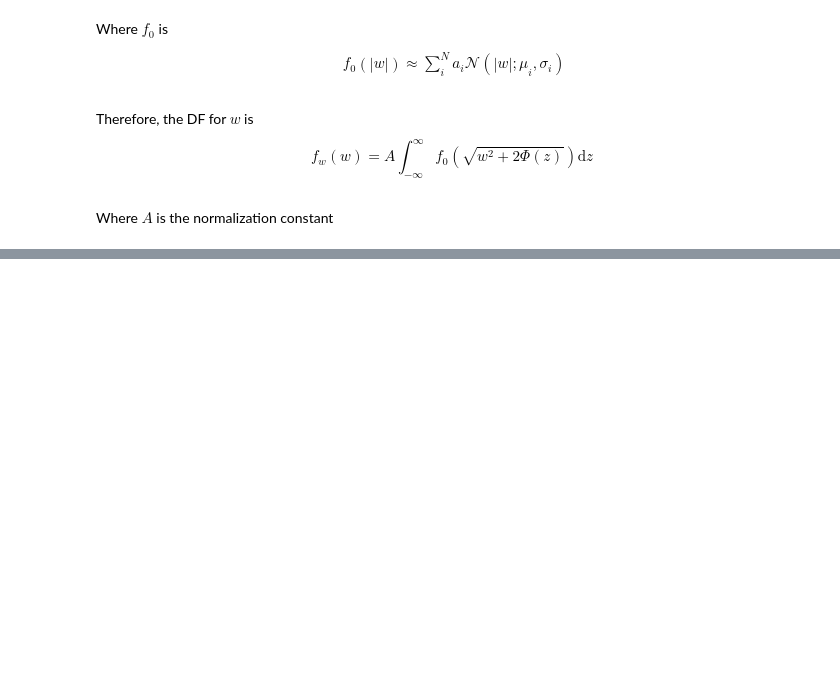
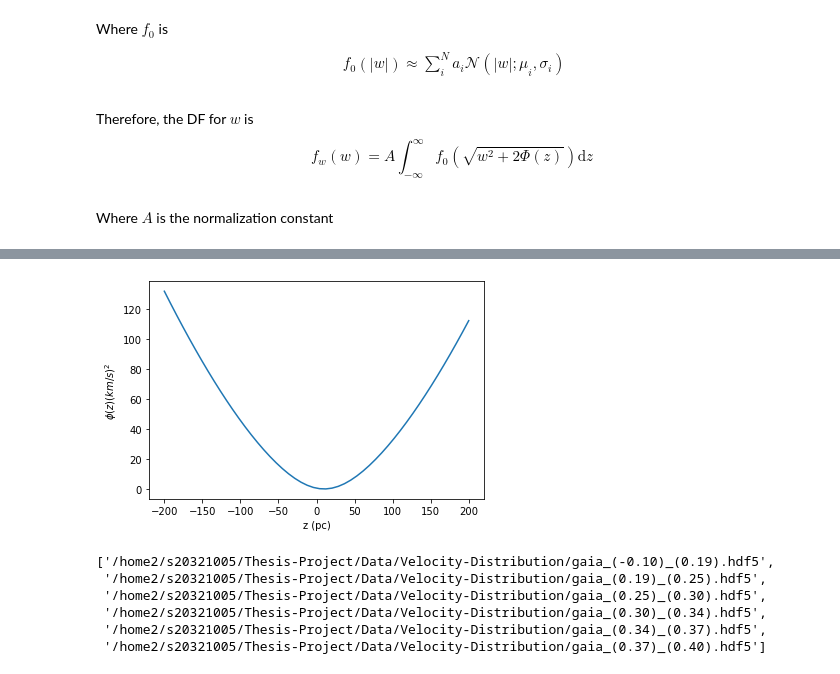
Before and after one commit to Alisyaifudin/Thesis-Project, a Jupyter notebook: 4_Gravity/4.2. VVD.ipynb, the cells around one changed output, grey strips where cells are left out. Cells and saved outputs as stored; diff of their text form; code cells hidden in the pictures; blank space fills up the shorter version.

```diff
--- a/4_Gravity/4.2. VVD.ipynb
+++ b/4_Gravity/4.2. VVD.ipynb
@@ -57,3 +53,8 @@ Therefore, the DF for $w$ is
 \end{equation*}
 # %% [markdown]
 Where $A$ is the normalization constant
+# %%
+name = "Baryon"
+data_dir = join(root_data_dir, name)
+df_baryon = vaex.open(join(data_dir, "baryon.hdf5"))
+df_baryon
@@ -59,0 +74,24 @@ Where $A$ is the normalization constant
+# %%
+rhos = df_baryon["rho"].to_numpy()  # Msun/pc^3
+sigmaz = df_baryon["sigma_z"].to_numpy() # km/s
+
+# test the following dark values
+rhoDM = 0.016 # Msun/pc^3
+sigmaDD = 7 # Msun/pc^2
+hDD = 20 # pc
+R = 3.4E-3 # Msun/pc^3
+nu0 = 1
+zsun = -10
+
+theta = dict(rhos=rhos, sigmaz=sigmaz, rhoDM=rhoDM, sigmaDD=sigmaDD, hDD=hDD, nu0=nu0, zsun=zsun, R=R)
+
+zz = np.linspace(-200, 200, 50)
+sigma_v = 5
+phi = phi_mod(zz, **theta)
+
+plt.plot(zz, phi)
+plt.xlabel("z (pc)")
+plt.ylabel(r"$\phi(z) (km/s)^2$")
+plt.show()
+# %% [output]
+[figure, added]
@@ -59,0 +101,13 @@ Where $A$ is the normalization constant
+# %%
+files = glob(join(velocity_dir, "gaia_*.hdf5"))
+files_popt = glob(join(velocity_dir, "popt_gaia_*.hdf5"))
+files.sort()
+files_popt.sort()
+files
+# %% [output]
+['/home2/s20321005/Thesis-Project/Data/Velocity-Distribution/gaia_(-0.10)_(0.19).hdf5',
+ '/home2/s20321005/Thesis-Project/Data/Velocity-Distribution/gaia_(0.19)_(0.25).hdf5',
+ '/home2/s20321005/Thesis-Project/Data/Velocity-Distribution/gaia_(0.25)_(0.30).hdf5',
+ '/home2/s20321005/Thesis-Project/Data/Velocity-Distribution/gaia_(0.30)_(0.34).hdf5',
+ '/home2/s20321005/Thesis-Project/Data/Velocity-Distribution/gaia_(0.34)_(0.37).hdf5',
+ '/home2/s20321005/Thesis-Project/Data/Velocity-Distribution/gaia_(0.37)_(0.40).hdf5']
```
Also changed, not shown: parts of 10 cells of this notebook, 3 other files.
